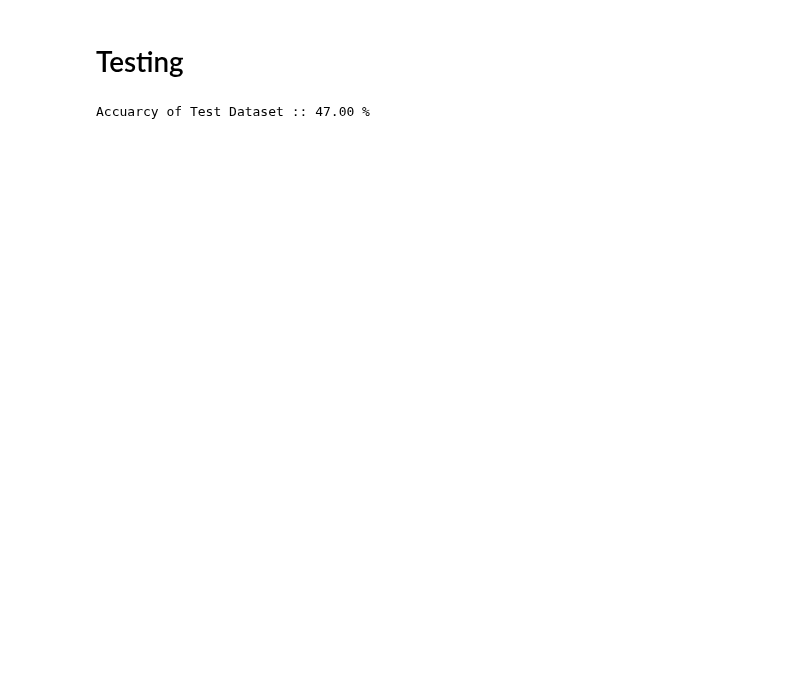
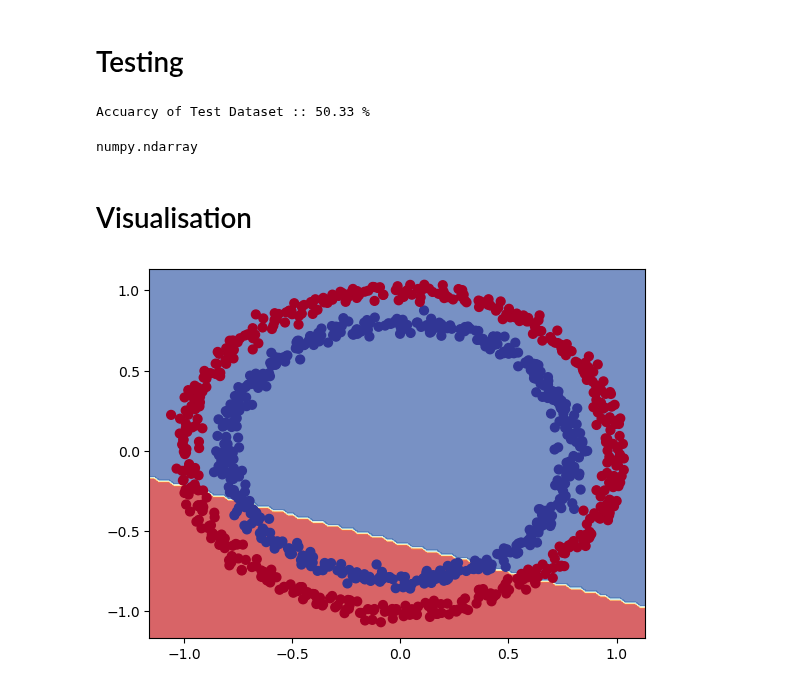
Before and after one commit to sandeepshakya2019/DeepLearning_HandsOn_Pytorch, a Jupyter notebook: 02_1_pytroch_classification_self.ipynb, the cells around one changed output. Drawn from its saved outputs; the diff is of its cells as text; code cells hidden in the pictures; blank space fills up the shorter version.

Commit message:
Plot Decision Boundary

```diff
--- a/02_1_pytroch_classification_self.ipynb
+++ b/02_1_pytroch_classification_self.ipynb
@@ -175,12 +175,15 @@ class ClassficationSolverCircle(nn.Module):
         # torch.manual_seed(42)
         no_of_feature = X.shape[1]
         self.layer1 = nn.Linear(in_features=no_of_feature, out_features=4)
+        self.layer3 = nn.Linear(in_features=4, out_features=4)
         self.layer2 = nn.Linear(in_features=4, out_features=1)
 
     def forward(self, x):
         x = self.layer1(x)
+        x = self.layer3(x)
         return self.layer2(x)
 
+torch.manual_seed(42)
 
 model = ClassficationSolverCircle(X)
 print(model)
@@ -225,7 +233,7 @@ torch.Size([300, 1])
 # Loss function and optimizer
 # %%
 loss_fn = nn.BCEWithLogitsLoss()
-optimizer = torch.optim.Adam(params = model.parameters(), lr=0.1)
+optimizer = torch.optim.Adam(params = model.parameters(), lr=0.01)
 # %% [markdown]
 # Accuarcy
 # %%
@@ -282,4 +290,4 @@ with torch.inference_mode():
 
 print(f"Accuarcy of Test Dataset :: {acc:.2f} %")
 # %% [output]
-Accuarcy of Test Dataset :: 47.00 %
+Accuarcy of Test Dataset :: 50.33 %
@@ -287,0 +294,40 @@ Accuarcy of Test Dataset :: 47.00 %
+# %%
+type(X)
+# %% [output]
+numpy.ndarray
+# %% [markdown]
+# Visualisation
+# %%
+import numpy as np
+
+def plot_decision_boundary(model: torch.nn.Module, X: torch.Tensor, y: torch.Tensor):
+    # Setup prediction boundaries and grid
+    x_min, x_max = X[:, 0].min() - 0.1, X[:, 0].max() + 0.1  # x0 features
+    y_min, y_max = X[:, 1].min() - 0.1, X[:, 1].max() + 0.1  # x1 features
+    xx, yy = np.meshgrid(np.linspace(x_min, x_max, 101), np.linspace(y_min, y_max, 101))
+
+    # Make features
+    X_to_pred_on = torch.from_numpy(np.column_stack((xx.ravel(), yy.ravel()))).float()
+
+    # Make predictions
+    model.eval()
+    with torch.inference_mode():
+        y_logits = model(X_to_pred_on)
+    y = torch.from_numpy(y)
+    # print(torch.unique(y))
+    # Test for multi-class or binary and adjust logits to prediction labels
+    if len(torch.unique(y)) > 2:
+        y_pred = torch.softmax(y_logits, dim=1).argmax(dim=1)  # mutli-class
+    else:
+        y_pred = torch.round(torch.sigmoid(y_logits))  # binary
+
+    # Reshape preds and plot
+    y_pred = y_pred.reshape(xx.shape).detach().numpy()
+    plt.contourf(xx, yy, y_pred, cmap=plt.cm.RdYlBu, alpha=0.7)
+    plt.scatter(X[:, 0], X[:, 1], c=y, s=40, cmap=plt.cm.RdYlBu)
+    plt.xlim(xx.min(), xx.max())
+    plt.ylim(yy.min(), yy.max())
+
+plot_decision_boundary(model, X,y)
+# %% [output]
+[figure, added]
```
Also changed, not shown: parts of 11 cells of this notebook.
